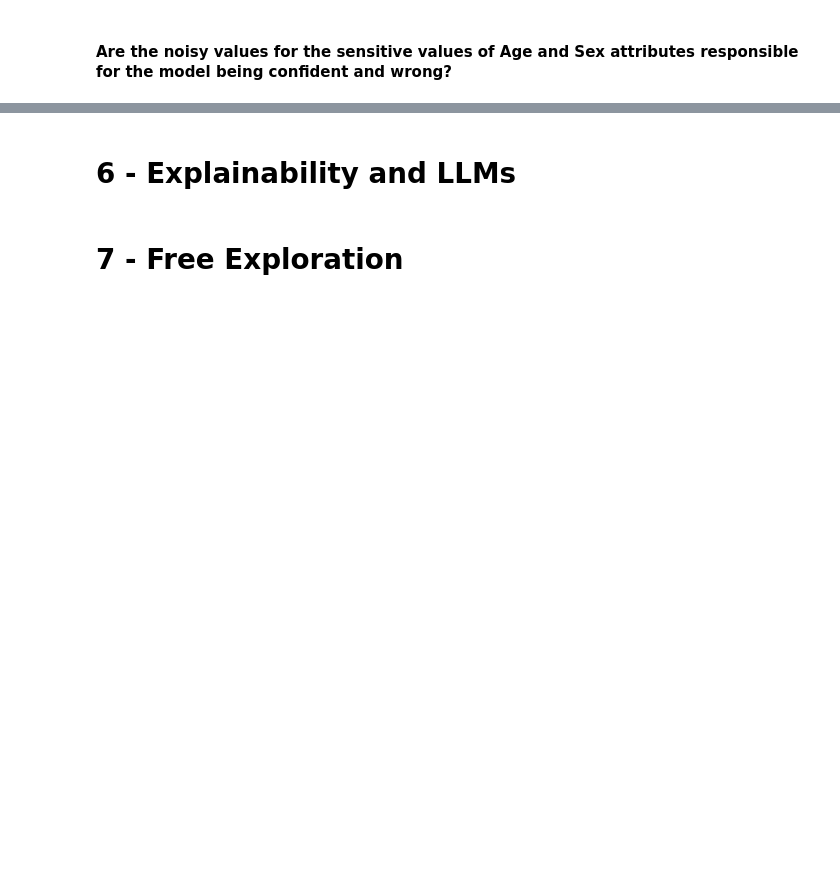
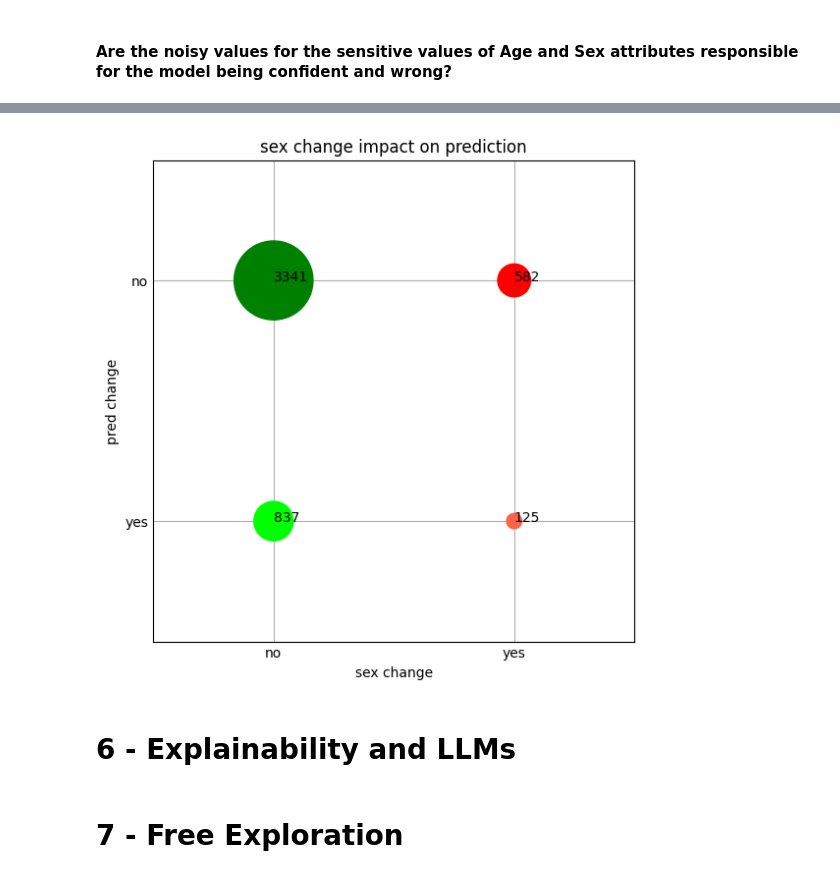
Before and after one commit to helezi99/INFO-H420-Management-of-Data-Science-and-Business-Workflows---Project-on-Responsible-Data-Science, a Jupyter notebook: responsible_data_science.ipynb, the cells around one changed output, grey strips where cells are left out. Drawn from its saved outputs; the diff is of its cells as text; code cells hidden in the pictures; blank space fills up the shorter version.

```diff
--- a/responsible_data_science.ipynb
+++ b/responsible_data_science.ipynb
@@ -590,3 +739,29 @@ There are 30 instances where the model is very confident but wrong.
+# %%
+
+x = [1, 1, 2, 2]
+y = [1, 2, 1, 2]
+n = [len(light_green_df), len(dark_green_df), len(light_red_df), len(dark_red_df)]
+s = n
+c=["lime","green","tomato","red"]
+
+fig, ax = plt.subplots()
+
+fig.set_figheight(5)
+fig.set_figwidth(5)
+
+ax.scatter(x, y,s=s,c=c)
+ax.set(xlim=(0.5, 2.5),ylim=(0.5, 2.5))
+
+ax.set_title("sex change impact on prediction")
+ax.set_xlabel("sex change")
+ax.set_xticks([1,2], labels=["no","yes"], minor=False)
+ax.set_ylabel("pred change")
+ax.set_yticks([1,2], labels=["yes","no"], minor=False)
+
+for i, txt in enumerate(n):
+    ax.annotate(txt, (x[i], y[i]))
+# %% [output]
+[figure, added]
 # %% [markdown]
 #  6 - Explainability and LLMs
 # %% [markdown]
```
Also changed, not shown: parts of 18 cells of this notebook.
